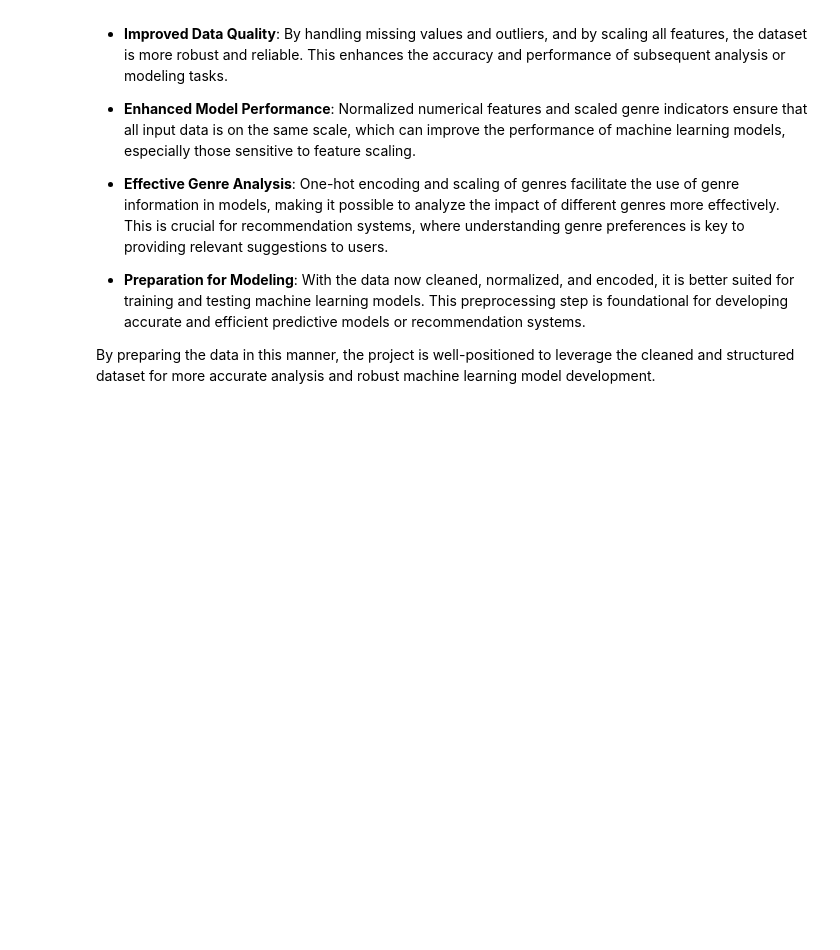
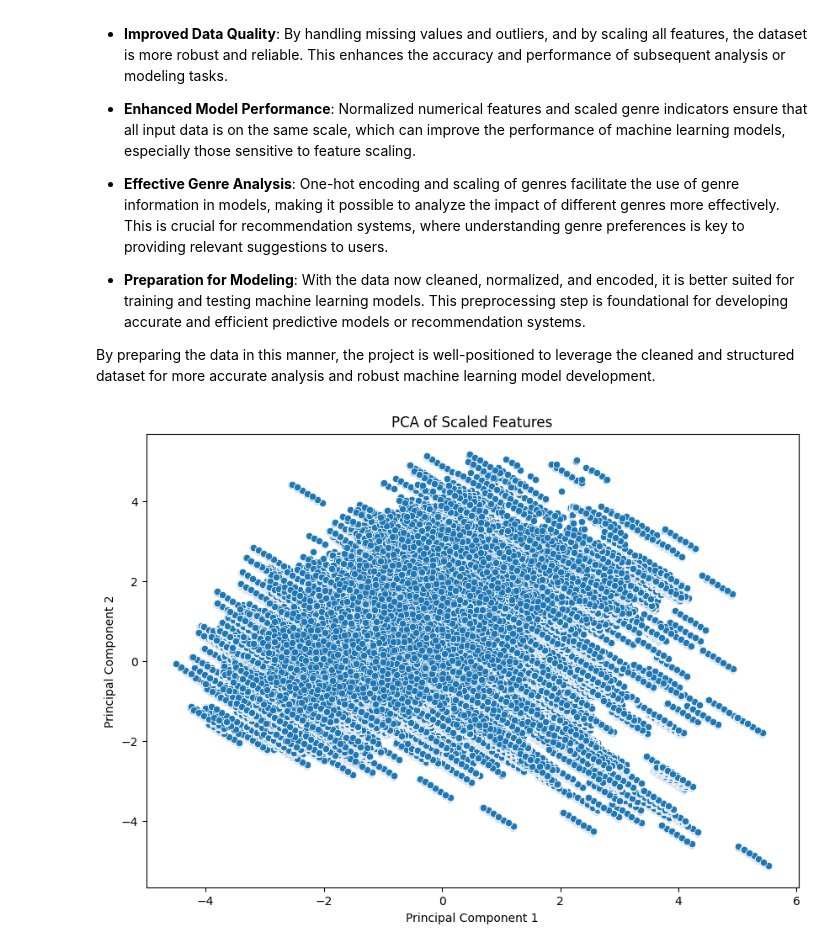
Before and after one commit to MoteneJan/JB1_2401FTDS, a Jupyter notebook: JB1_2401FTDS.ipynb, the cells around one changed output. Cells and saved outputs as stored; diff of their text form; code cells hidden in the pictures; blank space fills up the shorter version.

```diff
--- a/JB1_2401FTDS.ipynb
+++ b/JB1_2401FTDS.ipynb
@@ -1070,3 +1070,33 @@ anime_df_processed.head()
 - **Preparation for Modeling**: With the data now cleaned, normalized, and encoded, it is better suited for training and testing machine learning models. This preprocessing step is foundational for developing accurate and efficient predictive models or recommendation systems.
 
 By preparing the data in this manner, the project is well-positioned to leverage the cleaned and structured dataset for more accurate analysis and robust machine learning model development.
+# %%
+from sklearn.preprocessing import StandardScaler
+
+# Select numerical features for scaling
+numerical_features = anime_df_processed.select_dtypes(include=['float64', 'int64']).columns
+
+# Fill NaN values with the mean of each column
+anime_df_processed[numerical_features] = anime_df_processed[numerical_features].fillna(anime_df_processed[numerical_features].mean())
+# %%
+# Scaling the features
+scaler = StandardScaler()
+X_scaled = scaler.fit_transform(anime_df_processed[numerical_features])
+# %%
+
+# Performing PCA
+pca = PCA(n_components=2)  # Reduce to 2 dimensions for visualization
+X_pca = pca.fit_transform(X_scaled)
+
+# Create a DataFrame with the PCA results
+pca_df = pd.DataFrame(data=X_pca, columns=['PC1', 'PC2'])
+
+# Visualize the PCA result
+plt.figure(figsize=(10, 7))
+sns.scatterplot(x='PC1', y='PC2', data=pca_df, marker='o')
+plt.title('PCA of Scaled Features')
+plt.xlabel('Principal Component 1')
+plt.ylabel('Principal Component 2')
+plt.show()
+# %% [output]
+[figure, added]
```
Also changed, not shown: parts of 4 cells of this notebook.
